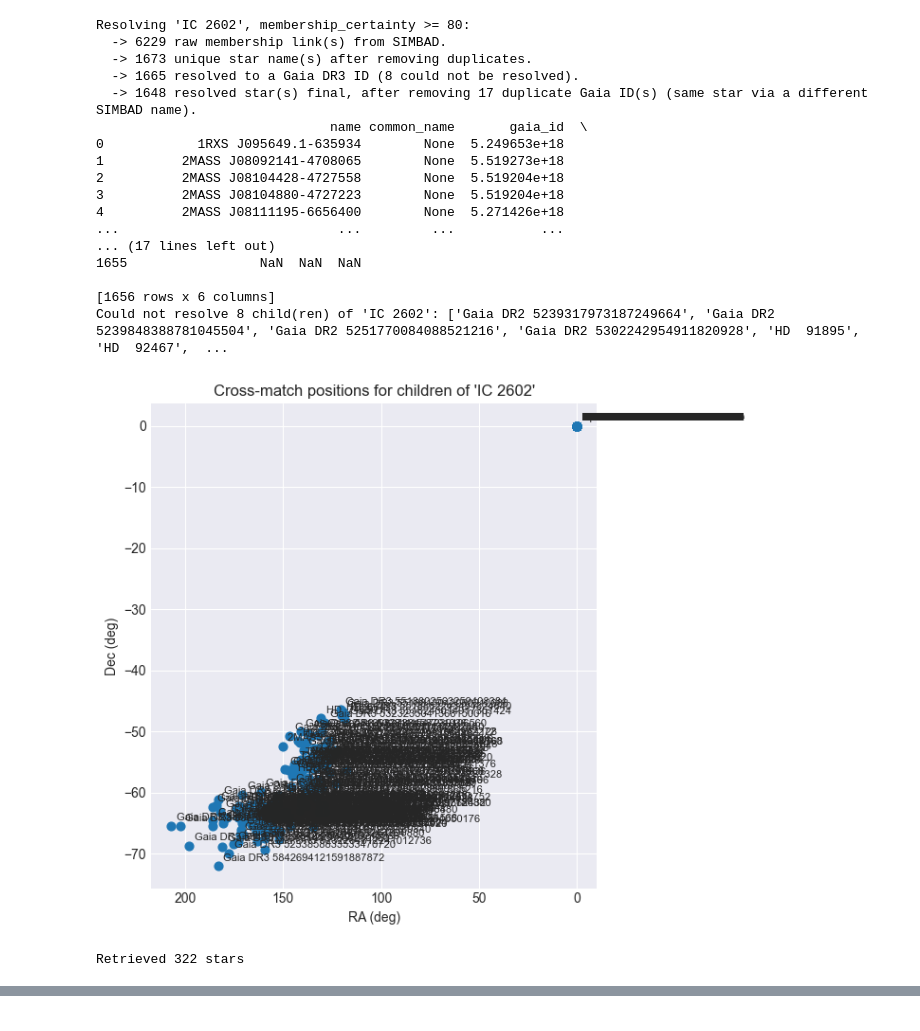
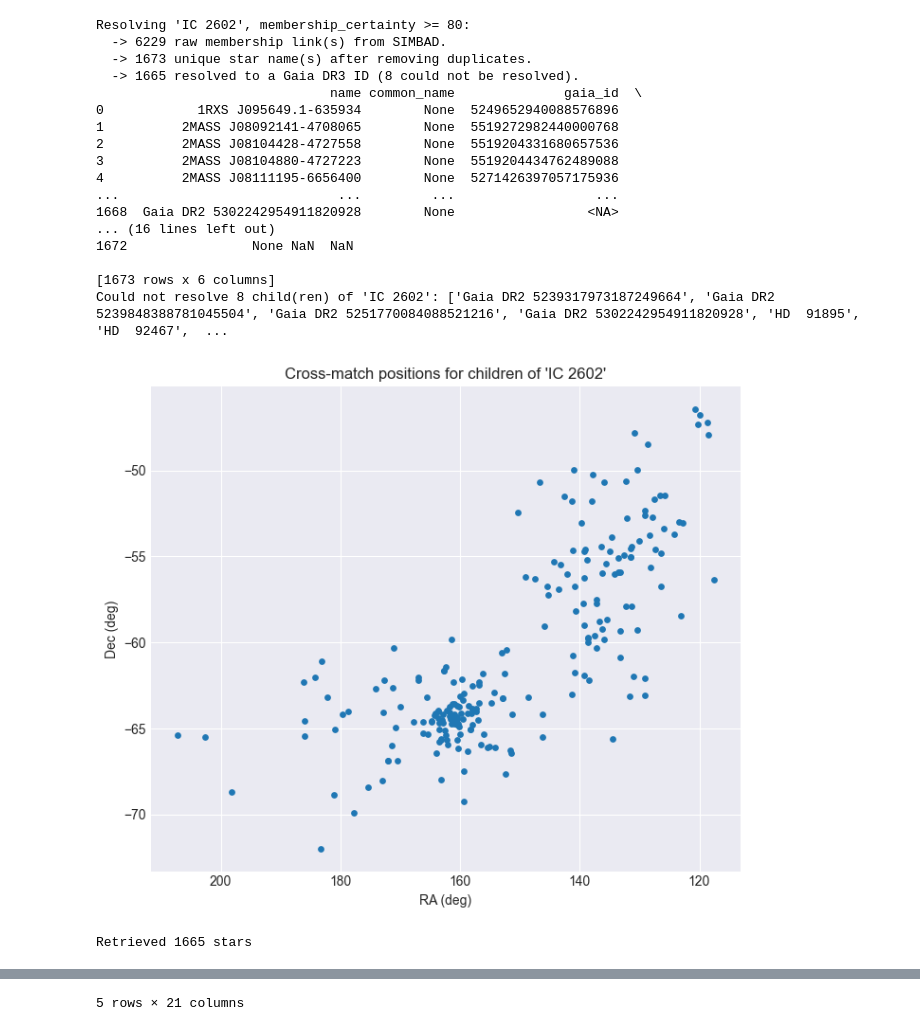
Before and after one commit to Mq1t/gaia_analysis_tools, a Jupyter notebook: notebooks/Example4_Cluster.ipynb, the cells around one changed output, grey strips where cells are left out. Drawn from its saved outputs; the diff is of its cells as text; code cells hidden in the pictures.

```diff
--- a/notebooks/Example4_Cluster.ipynb
+++ b/notebooks/Example4_Cluster.ipynb
@@ -38,40 +31,42 @@ Cluster search near (ra=160.8, dec=-64.4), radius 2.0 deg:
 # %%
 #Now our goal is to take the information from the find_cluster and pull actual data for the stars that form the cluster
 #We can do this using the resolve ID function, we have the found cluster name and now we use this identifier to query the data for the cluster.
 
 cluster_ID = gi.resolve_id("IC 2602")
 
 id_list = ", ".join(str(s) for s in cluster_ID)
 
 adql = f"""
 SELECT source_id, designation, ra, dec, parallax,
 pmra, pmdec, phot_g_mean_mag, phot_bp_mean_mag,
-phot_rp_mean_mag
+phot_rp_mean_mag,
+dec_error, ra_error, pmra_error, pmdec_error,
+parallax_error, phot_bp_mean_flux, phot_bp_mean_flux_error, phot_g_mean_flux, phot_g_mean_flux_error, phot_rp_mean_flux, phot_rp_mean_flux_error
 FROM gaiadr3.gaia_source
 WHERE source_id IN ({id_list})
 """
 
 df = gi.query_by_adql(adql)
 print(f"Retrieved {len(df)} stars")
 df.head()
 # %% [output]
 Resolving 'IC 2602', membership_certainty >= 80:
   -> 6229 raw membership link(s) from SIMBAD.
   -> 1673 unique star name(s) after removing duplicates.
   -> 1665 resolved to a Gaia DR3 ID (8 could not be resolved).
-  -> 1648 resolved star(s) final, after removing 17 duplicate Gaia ID(s) (same star via a different SIMBAD name).
-                              name common_name       gaia_id  \
-0            1RXS J095649.1-635934        None  5.249653e+18
-1          2MASS J08092141-4708065        None  5.519273e+18
-2          2MASS J08104428-4727558        None  5.519204e+18
-3          2MASS J08104880-4727223        None  5.519204e+18
-4          2MASS J08111195-6656400        None  5.271426e+18
-...                            ...         ...           ...
-... (17 lines left out)
-1655                 NaN  NaN  NaN
+                              name common_name              gaia_id  \
+0            1RXS J095649.1-635934        None  5249652940088576896
+1          2MASS J08092141-4708065        None  5519272982440000768
+2          2MASS J08104428-4727558        None  5519204331680657536
+3          2MASS J08104880-4727223        None  5519204434762489088
+4          2MASS J08111195-6656400        None  5271426397057175936
+...                            ...         ...                  ...
+1668  Gaia DR2 5302242954911820928        None                 <NA>
+... (16 lines left out)
+1672                None NaN  NaN
 
-[1656 rows x 6 columns]
+[1673 rows x 6 columns]
 Could not resolve 8 child(ren) of 'IC 2602': ['Gaia DR2 5239317973187249664', 'Gaia DR2 5239848388781045504', 'Gaia DR2 5251770084088521216', 'Gaia DR2 5302242954911820928', 'HD  91895', 'HD  92467',  ...
-[figure, old version]
+[figure, new version]
-Retrieved 322 stars
+Retrieved 1665 stars
 |  | source_id | designation | ra | dec | parallax | pmra | pmdec | phot_g_mean_mag | ... |
@@ -83,3 +78,4 @@ Retrieved 322 stars
+5 rows × 21 columns
 # %%
 #Now the data will be used to plot simple functions in our mean photometry module.
 #We won't be saving the plots in this example, but if wanted, the save_plot parameter can be set to True and a file_name and save_folder can be given to save the plots with a specific name and in a specific folder.
```
Also changed, not shown: parts of 5 cells of this notebook, 2 other files.
